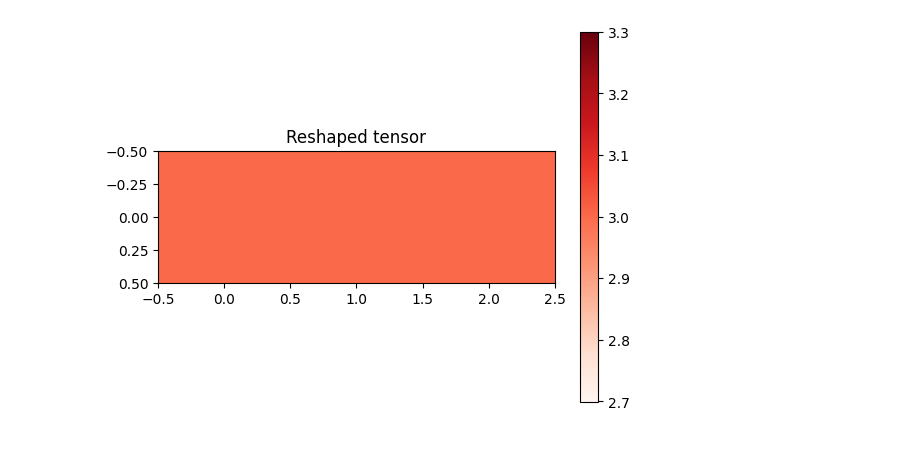
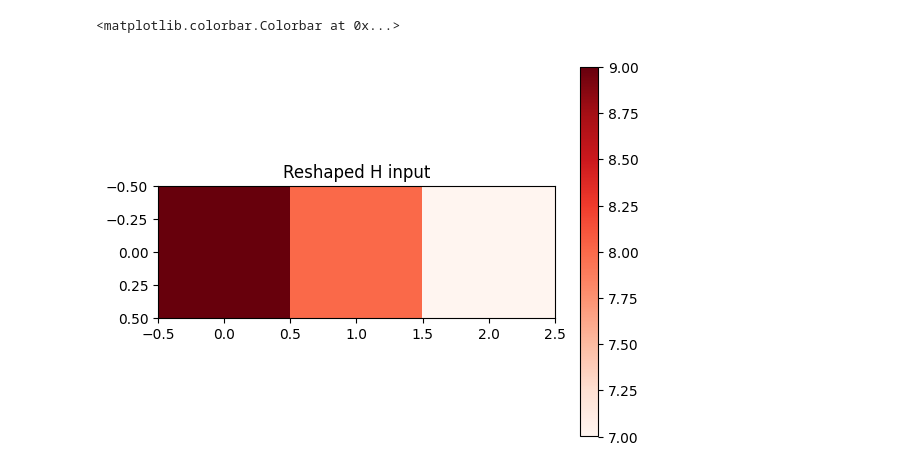
Before and after one commit to edabier/Unrolled-NMF, a Jupyter notebook: test.ipynb, the cells around one changed output. Saved outputs shown, nothing was run; the diff lists cells and outputs as text; code cells hidden in the pictures.

```diff
--- a/test.ipynb
+++ b/test.ipynb
@@ -9,8 +9,8 @@ import src.init as init
 # %%
 aw = models.Aw_cnn()
 ah = models.Ah_cnn()
-tensor = torch.tensor([[[3., 3.,3.], [2.,2.,2.], [1.,1.,1.]], [[3., 3.,3.], [2.,2.,2.], [1.,1.,1.]]])
-# tensor = torch.tensor([[[9.,8.,7.], [6.,5.,4.], [3.,2.,1.]], [[9.,8.,7.], [6.,5.,4.], [3.,2.,1.]]])
+# tensor = torch.tensor([[[3., 3.,3.], [2.,2.,2.], [1.,1.,1.]], [[3., 3.,3.], [2.,2.,2.], [1.,1.,1.]]])
+tensor = torch.tensor([[[9.,8.,7.], [6.,5.,4.], [3.,2.,1.]], [[9.,8.,7.], [6.,5.,4.], [3.,2.,1.]]])
 plt.imshow(tensor[0], cmap='Reds')
 plt.colorbar()
 # %% [output]
@@ -27,7 +28,12 @@ plt.colorbar()
 # %%
-reshaped.shape
+reshaped = tensor.view(tensor.shape[0] * tensor.shape[1], 1, tensor.shape[2])
+
+plt.imshow(reshaped[0], cmap='Reds')
+plt.title("Reshaped H input")
+plt.colorbar()
 # %% [output]
+<matplotlib.colorbar.Colorbar at 0x...>
-[figure, old version]
+[figure, new version]
 # %%
 with torch.no_grad():
     y = aw(tensor)
```
Also changed, not shown: parts of 3 cells of this notebook, 8 other files.
